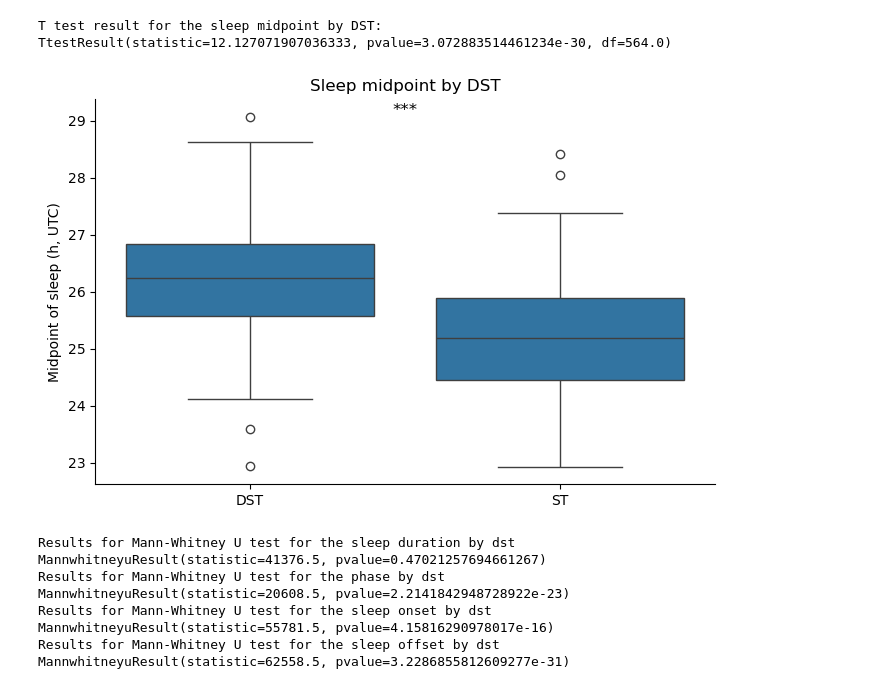
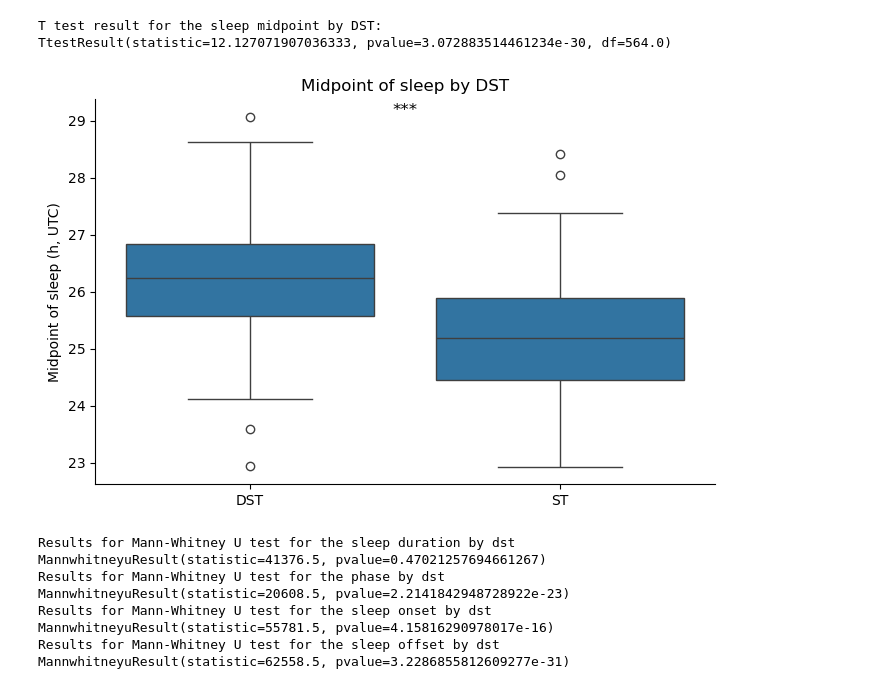
Before and after one commit to Gianluca-cnd/Case_report_uk_VS_ita, a Jupyter notebook: jetlag_UTC.ipynb, the cells around one changed output. Saved outputs shown, nothing was run; the diff lists cells and outputs as text; code cells hidden in the pictures.

```diff
--- a/jetlag_UTC.ipynb
+++ b/jetlag_UTC.ipynb
@@ -543,20 +551,20 @@ print(ttest_sleep_midpoint_dst)
 T test result for the sleep midpoint by DST:
 TtestResult(statistic=12.127071907036333, pvalue=3.072883514461234e-30, df=564.0)
 # %%
-# Sleep midpoint by dst
+# sleep midpoint by DST
 plt.figure(figsize=(8, 5))
 sns.boxplot(x='DST_0', y='midpoint_h_UTC', data=df2)
-plt.title('Sleep midpoint by DST')
+plt.title('Midpoint of sleep by DST')
 plt.suptitle('')  # Removing default subtitle
 plt.ylabel('Midpoint of sleep (h, UTC)')
 plt.xlabel('')
 plt.xticks([0, 1], ['DST', 'ST'])
 plt.annotate('***', xy=(0.5, 0.97), xycoords='axes fraction', ha='center', va='center', fontsize=12)
 sns.despine()
 plt.grid(False)
 plt.gca().spines['bottom'].set_color('black')
 plt.gca().spines['left'].set_color('black')
 plt.show()
 # %% [output]
-[figure, old version]
+[figure, new version]
 # %%
```
Also changed, not shown: parts of 90 cells of this notebook.
